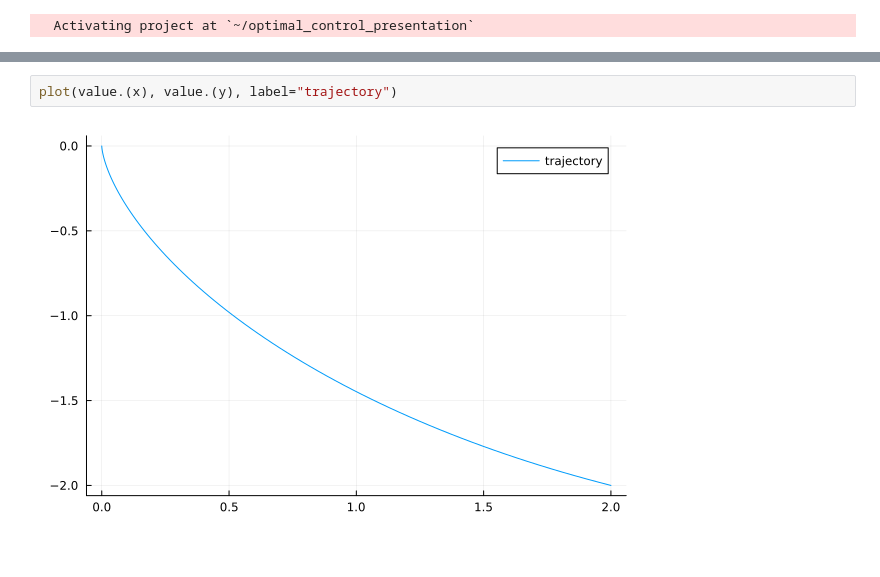
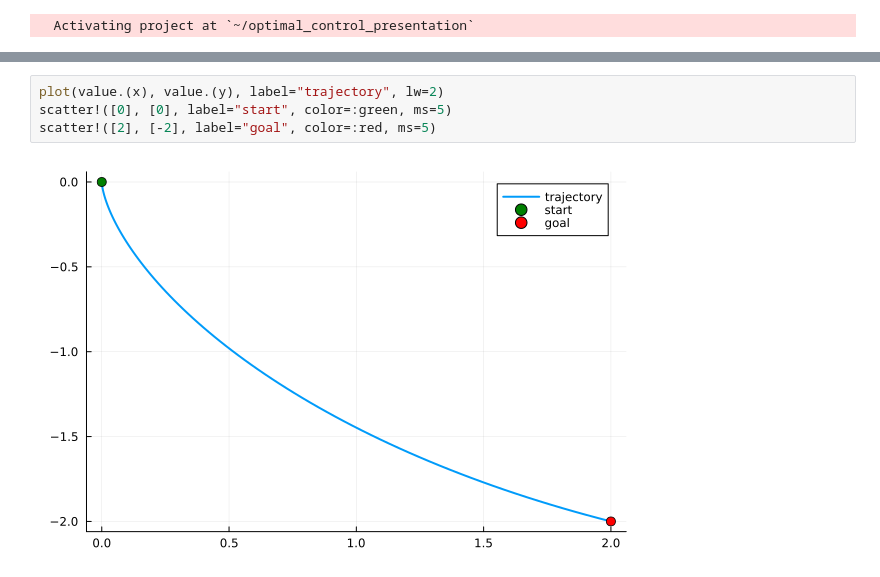
Before and after one commit to lucpaoli/optimal-control-tutorial, a Jupyter notebook: JUMP_example.ipynb, the cells around one changed output, grey strips where cells are left out. Cells and saved outputs as stored; diff of their text form.

```diff
--- a/JUMP_example.ipynb
+++ b/JUMP_example.ipynb
@@ -83,4 +84,6 @@ solution_summary(model)
-# %%
-plot(value.(x), value.(y), label="trajectory")
-# %% [output]
-[figure, removed]
+# %%
+plot(value.(x), value.(y), label="trajectory", lw=2)
+scatter!([0], [0], label="start", color=:green, ms=5)
+scatter!([2], [-2], label="goal", color=:red, ms=5)
+# %% [output]
+[figure, added]
```
Also changed, not shown: parts of 2 cells of this notebook.
